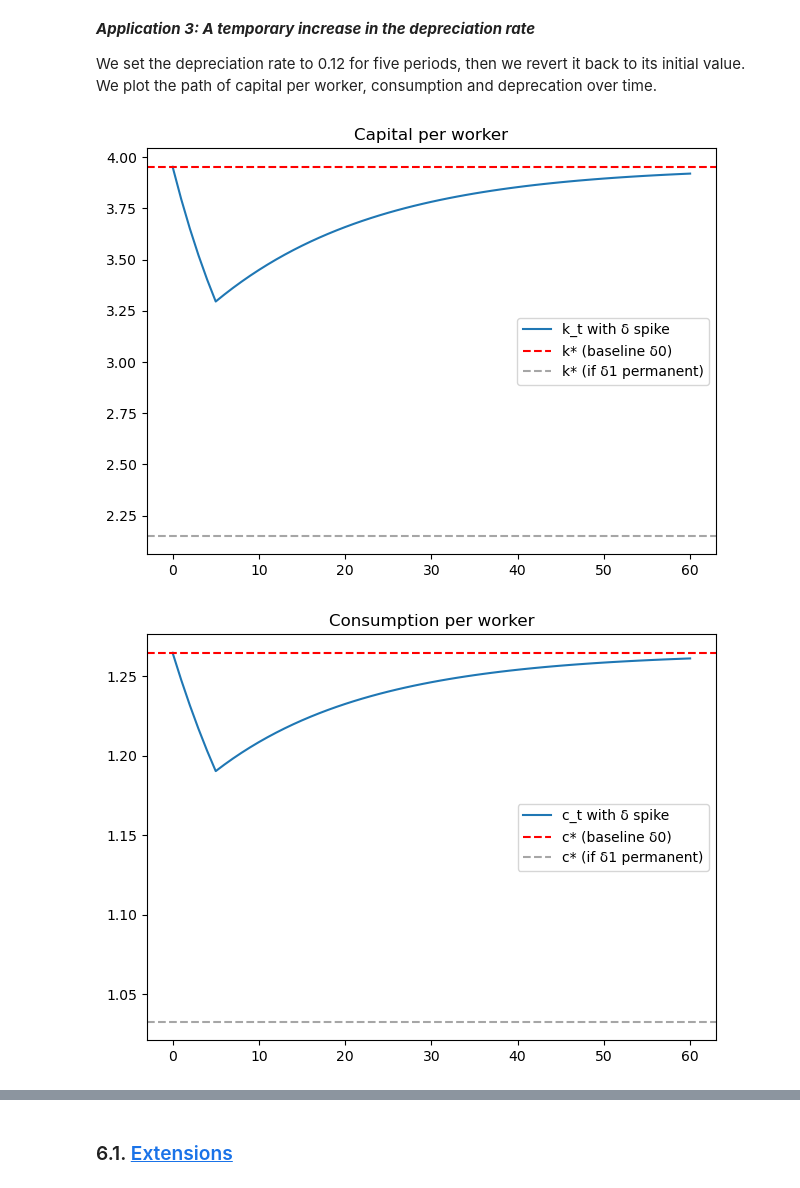
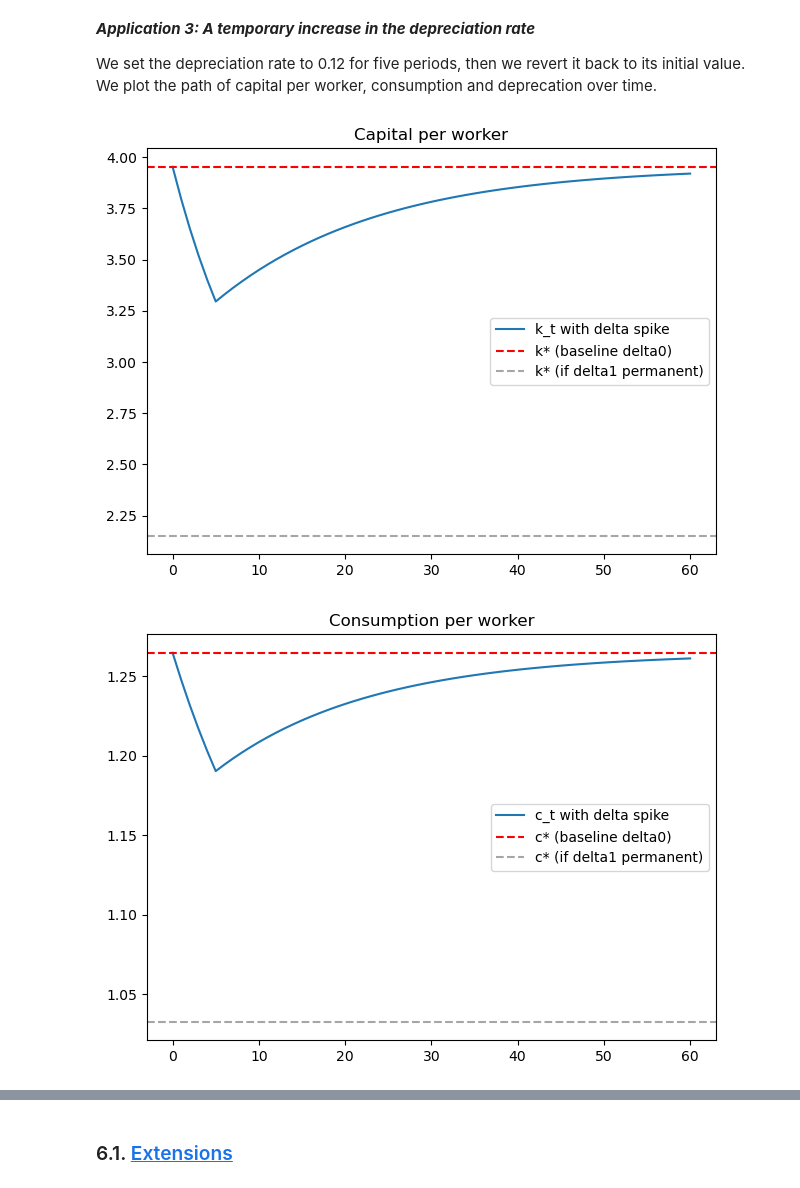
Before and after one commit to NumEconCopenhagen/ProgEcon-lectures, a Jupyter notebook: 09_Solow_model/Solow_model.ipynb, the cells around one changed output, grey strips where cells are left out. Drawn from its saved outputs; the diff is of its cells as text; code cells hidden in the pictures.

```diff
--- a/09_Solow_model/Solow_model.ipynb
+++ b/09_Solow_model/Solow_model.ipynb
@@ -561,15 +573,13 @@ def simulate_solow(
     return {"k": k, "y": y, "c": c, "s_path": s_used, "delta_path": d_used}
 # %%
-
-# --- helpers ---------------------------------------------------------------
-def k_star(alpha=1/3, delta=0.08, s=0.20):
-    return (s/delta)**(1/(1 - alpha))
-
+# --- helper to call plot easier later on for the different applications ---------------
 def plot_series(series_dict, title=""):
     plt.figure()
     for label, arr in series_dict.items():
         plt.plot(arr, label=label)
     plt.title(title); plt.legend(); plt.tight_layout(); plt.show()
+
+# Opens a new figure, loops over the dict, and plots each array with its key as the legend label.
 # %% [markdown]
 ***Application 1: Baseline - no change in policy***
 # %%
@@ -610,37 +623,37 @@ We set the depreciation rate to 0.12 for five periods, then we revert it back to
 # %%
 # Baseline parameters
 alpha, s0, delta0 = 1/3, 0.20, 0.08
 kss0 = k_star(alpha=alpha, s=s0, delta=delta0)
 css0 = (1 - s0) * kss0**alpha
 
-# Shock: δ rises to 0.12 for 5 periods, then reverts to 0.08
+# Shock: delta rises to 0.12 for 5 periods, then reverts to 0.08
 T = 60
 delta1 = 0.12
-delta_path = np.array([delta1 if t < 5 else delta0 for t in range(T+1)], dtype=float)
+delta_path = np.array([delta1 if t < 5 else delta0 for t in range(T+1)], dtype=float) # build a temporary delta path
 
 # Simulate from baseline steady state with constant s
 res = simulate_solow(k0=kss0, T=T, alpha=alpha, s=s0, delta=delta_path)
 
-# (Counterfactual) steady state if δ were permanently = delta1
+# (Counterfactual) steady state if delta were permanently = delta1
 kss1 = k_star(alpha=alpha, s=s0, delta=delta1)
 css1 = (1 - s0) * kss1**alpha
 
 # Plots with baseline/counterfactual steady-state lines
 plt.figure()
-plt.plot(res["k"], label="k_t with δ spike")
-plt.axhline(kss0, ls="--", color="red", label="k* (baseline δ0)")
-plt.axhline(kss1, ls="--", color="gray", alpha=0.7, label="k* (if δ1 permanent)")
+plt.plot(res["k"], label="k_t with delta spike")
+plt.axhline(kss0, ls="--", color="red", label="k* (baseline delta0)")
+plt.axhline(kss1, ls="--", color="gray", alpha=0.7, label="k* (if delta1 permanent)")
 plt.title("Capital per worker"); plt.legend(); plt.tight_layout(); plt.show()
 
 plt.figure()
-plt.plot(res["c"], label="c_t with δ spike")
-plt.axhline(css0, ls="--", color="red", label="c* (baseline δ0)")
-plt.axhline(css1, ls="--", color="gray", alpha=0.7, label="c* (if δ1 permanent)")
+plt.plot(res["c"], label="c_t with delta spike")
+plt.axhline(css0, ls="--", color="red", label="c* (baseline delta0)")
+plt.axhline(css1, ls="--", color="gray", alpha=0.7, label="c* (if delta1 permanent)")
 plt.title("Consumption per worker"); plt.legend(); plt.tight_layout(); plt.show()
 
 plt.figure()
-plt.plot(res["delta_path"], label="δ_t")
+plt.plot(res["delta_path"], label="delta_t")
 plt.title("Depreciation path"); plt.legend(); plt.tight_layout(); plt.show()
 # %% [output]
-[figure, old version]
+[figure, new version]
-[figure, old version]
+[figure, new version]
```
Also changed, not shown: parts of 13 cells of this notebook.
